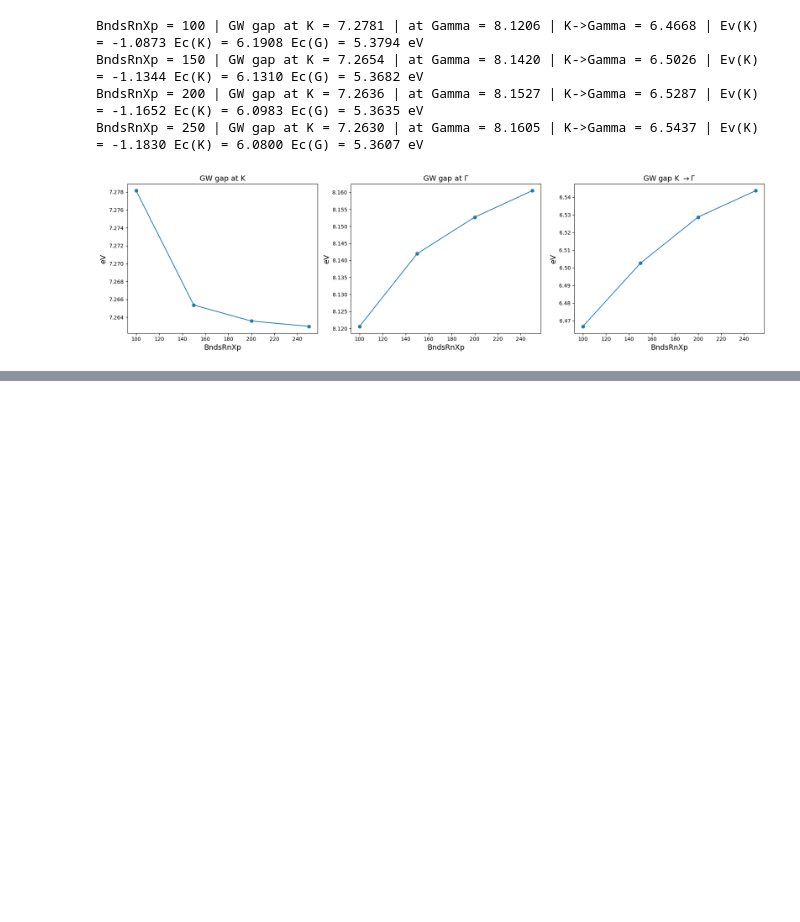
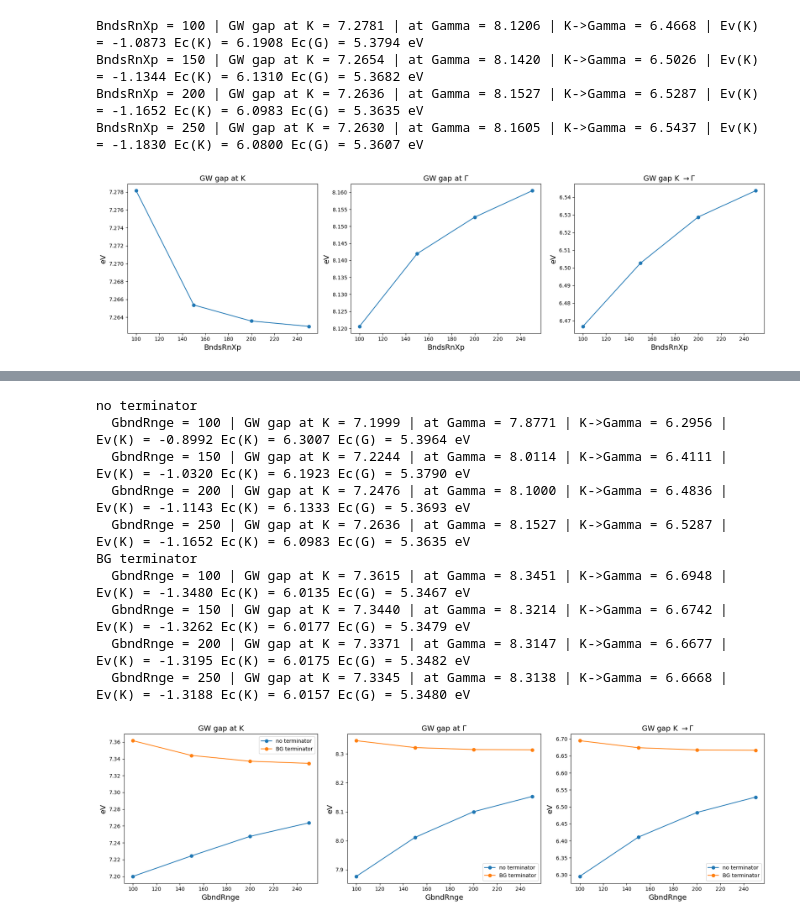
Before and after one commit to marcodalessandro76/2d-layer-substrate-effective-screening, a Jupyter notebook: hBN_bilayer/GW_Analysis.ipynb, the cells around one changed output, grey strips where cells are left out. Saved outputs shown, nothing was run; the diff lists cells and outputs as text; code cells hidden in the pictures; blank space fills up the shorter version.

```diff
--- a/hBN_bilayer/GW_Analysis.ipynb
+++ b/hBN_bilayer/GW_Analysis.ipynb
@@ -588,0 +594,17 @@ The 250 point is the 6 Ha run of the NGsBlkXp scan (QP at all the IBZ states). C
+# %%
+bnd_x_conv = 200                         # BndsRnXp (choice above)
+GbndRnge = [100, 150, 200, 250]
+shared_pp = pp_name(ngs_conv, bnd_x_conv)
+
+code = yambo_code()
+study_gbnd = D.Dataset(run_dir=run_dir, num_tasks=2)
+study_gbnd.set_postprocessing_function(PP.yambo_parse_data)
+for term in [False, True]:
+    for nb_s in GbndRnge:
+        if nb_s == bnds_max and not term: continue   # computed in the BndsRnXp scan
+        name = ppa_name(ngs_conv, bnd_x_conv, nb_s, terminator=term)
+        study_gbnd.append_run(id={'gbndrnge': nb_s, 'bg': term},
+                              input=build_ppa_input(ngs_conv, bnd_x_conv, nb_s, terminator=term, kpoints=qp_kpoints),
+                              runner=code, run_dir=run_dir, name=name, jobname=[name, shared_pp, 'ndb_rim_cutoff'],
+                              skip=True)
+results_gbnd = study_gbnd.run()
@@ -588,0 +629,30 @@ The 250 point is the 6 Ha run of the NGsBlkXp scan (QP at all the IBZ states). C
+# %%
+fig, ax = plt.subplots(nrows=1, ncols=3, figsize=(18, 5))
+for term, lab in [(False, 'no terminator'), (True, 'BG terminator')]:
+    E = [qp_table(ppa_name(ngs_conv, bnd_x_conv, nb_s, terminator=term)) for nb_s in GbndRnge]
+    gap_K = [e[(K_index, stop_band)] - e[(K_index, start_band)] for e in E]
+    gap_G = [e[(Gamma_index, stop_band)] - e[(Gamma_index, start_band)] for e in E]
+    gap_KG = [e[(Gamma_index, stop_band)] - e[(K_index, start_band)] for e in E]
+    print(lab)
+    for nb_s, gk, gg, gi, e in zip(GbndRnge, gap_K, gap_G, gap_KG, E):
+        print('  GbndRnge = %3d | GW gap at K = %.4f | at Gamma = %.4f | K->Gamma = %.4f | Ev(K) = %.4f Ec(K) = %.4f Ec(G) = %.4f eV'
+              % (nb_s, gk, gg, gi, e[(K_index, start_band)], e[(K_index, stop_band)], e[(Gamma_index, stop_band)]))
+    ax[0].plot(GbndRnge, gap_K, 'o-', label=lab)
+    ax[1].plot(GbndRnge, gap_G, 'o-', label=lab)
+    ax[2].plot(GbndRnge, gap_KG, 'o-', label=lab)
+ax[0].set_title('GW gap at K', size=14); ax[1].set_title(r'GW gap at $\Gamma$', size=14)
+ax[2].set_title(r'GW gap K $\to\Gamma$', size=14)
+for a in ax: a.set_xlabel('GbndRnge', size=14); a.set_ylabel('eV', size=14); a.legend()
+fig.tight_layout()
+# %% [output]
+no terminator
+  GbndRnge = 100 | GW gap at K = 7.1999 | at Gamma = 7.8771 | K->Gamma = 6.2956 | Ev(K) = -0.8992 Ec(K) = 6.3007 Ec(G) = 5.3964 eV
+  GbndRnge = 150 | GW gap at K = 7.2244 | at Gamma = 8.0114 | K->Gamma = 6.4111 | Ev(K) = -1.0320 Ec(K) = 6.1923 Ec(G) = 5.3790 eV
+  GbndRnge = 200 | GW gap at K = 7.2476 | at Gamma = 8.1000 | K->Gamma = 6.4836 | Ev(K) = -1.1143 Ec(K) = 6.1333 Ec(G) = 5.3693 eV
+  GbndRnge = 250 | GW gap at K = 7.2636 | at Gamma = 8.1527 | K->Gamma = 6.5287 | Ev(K) = -1.1652 Ec(K) = 6.0983 Ec(G) = 5.3635 eV
+BG terminator
+  GbndRnge = 100 | GW gap at K = 7.3615 | at Gamma = 8.3451 | K->Gamma = 6.6948 | Ev(K) = -1.3480 Ec(K) = 6.0135 Ec(G) = 5.3467 eV
+  GbndRnge = 150 | GW gap at K = 7.3440 | at Gamma = 8.3214 | K->Gamma = 6.6742 | Ev(K) = -1.3262 Ec(K) = 6.0177 Ec(G) = 5.3479 eV
+  GbndRnge = 200 | GW gap at K = 7.3371 | at Gamma = 8.3147 | K->Gamma = 6.6677 | Ev(K) = -1.3195 Ec(K) = 6.0175 Ec(G) = 5.3482 eV
+  GbndRnge = 250 | GW gap at K = 7.3345 | at Gamma = 8.3138 | K->Gamma = 6.6668 | Ev(K) = -1.3188 Ec(K) = 6.0157 Ec(G) = 5.3480 eV
+[figure, added]
```
Also changed, not shown: parts of 9 cells of this notebook.
